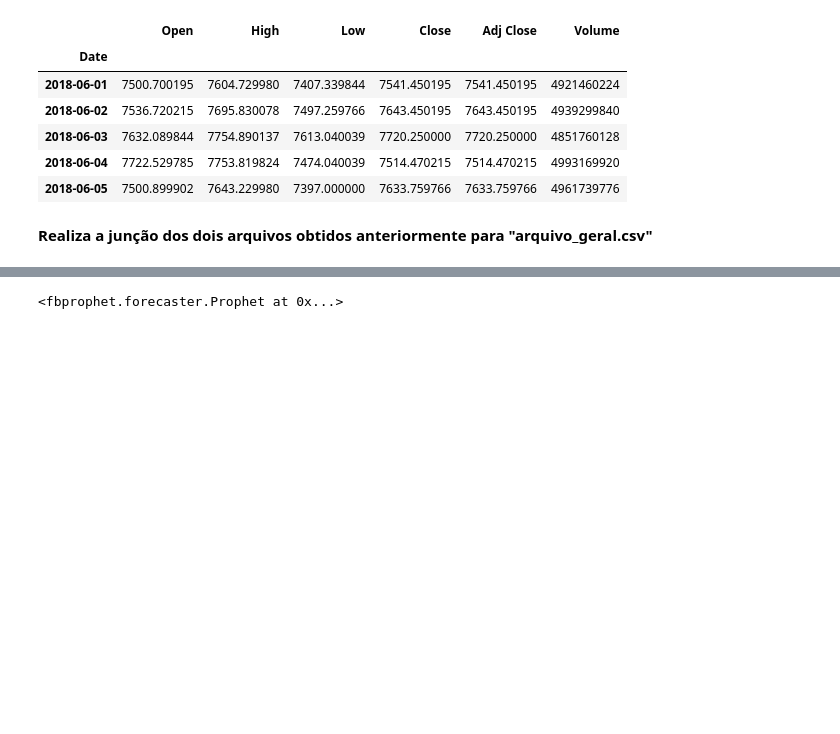
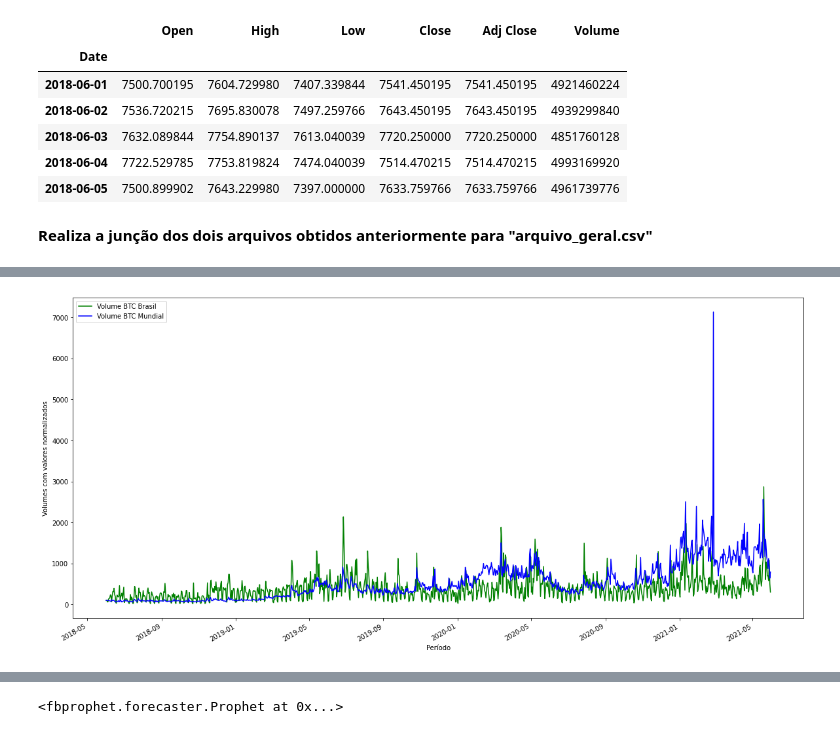
Before and after one commit to rafagutzlaff/PredictionVolumeBTCBR, a Jupyter notebook: Previsão_Volumes_Bitcoin.ipynb, the cells around one changed output, grey strips where cells are left out. Saved outputs shown, nothing was run; the diff lists cells and outputs as text; code cells hidden in the pictures; blank space fills up the shorter version.

```diff
--- a/Previsão_Volumes_Bitcoin.ipynb
+++ b/Previsão_Volumes_Bitcoin.ipynb
@@ -3,18 +7,30 @@
 # %%
+# Google Colab requer a instalação abaixo
+#!pip install pmdarima
+#!pip install yfinance
+
 # importação para uso geral
 import numpy as np
 import pandas as pd
 import math
 import matplotlib.pyplot as plt
 from datetime import datetime, timedelta
+import seaborn as sns
+plt.style.use('seaborn')
 
 # importa biblioteca Yahoo Finance
-#!pip install yfinance
 import yfinance as yf
 
 # importa biblioteca utilizada para fazer solicitações HTTP
 import requests
 import csv
+
+# importa bibliotecas para serem utilizadas no modelo auto-arima
+import pmdarima as pm
+from scipy import stats
+import statsmodels.api as sm
+from statsmodels.tsa.stattools import adfuller
+from statsmodels.graphics.tsaplots import plot_acf, plot_pacf
 
 #Bibliotecas para utilização das métricas do Sklearn
 import sklearn.metrics
@@ -48,6 +64,7 @@ import cufflinks as cf # para conectar o plotly ao pandas
 cf.go_offline()
 plotly.offline.init_notebook_mode(connected = True)
 import plotly.io as pio
+# escolhe a opção de renderização no Google Colab
 pio.renderers.default = 'colab'
 
 import warnings
@@ -263,0 +318,16 @@ df_prophet.head()
+# %%
+# análise conjunta dos valores negociados por exchanges brasileiras e o volume mundial
+df_geral.reset_index(inplace=True)
+df_geral.set_index('Date', inplace=True)
+
+# normaliza os dados ref. aos volumes
+(df_geral['Volume BTC']/df_geral['Volume BTC'].iloc[0]*100).plot(figsize=(20,10), color='green', label='Volume BTC Brasil')
+(df_geral['Volume']/df_geral['Volume'].iloc[0]*100).plot(figsize=(20,10), color='blue', label='Volume BTC Mundial')
+
+# plota o gráfico de volumes normalizados
+plt.ylabel('Volumes com valores normalizados')
+plt.xlabel('Período')
+plt.legend()
+plt.show()
+# %% [output]
+[figure, added]
```
Also changed, not shown: parts of 62 cells of this notebook.
